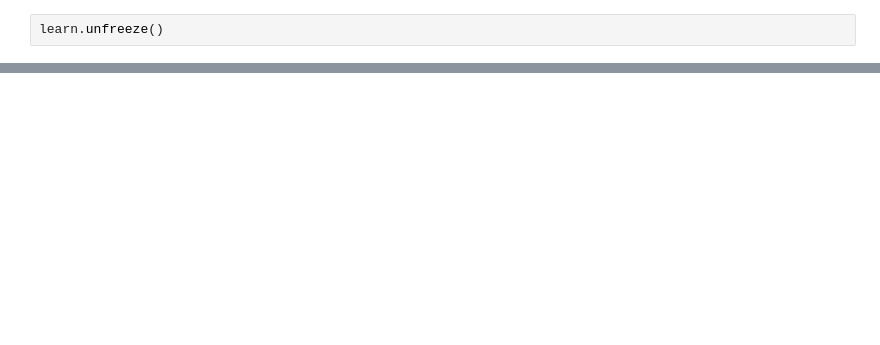
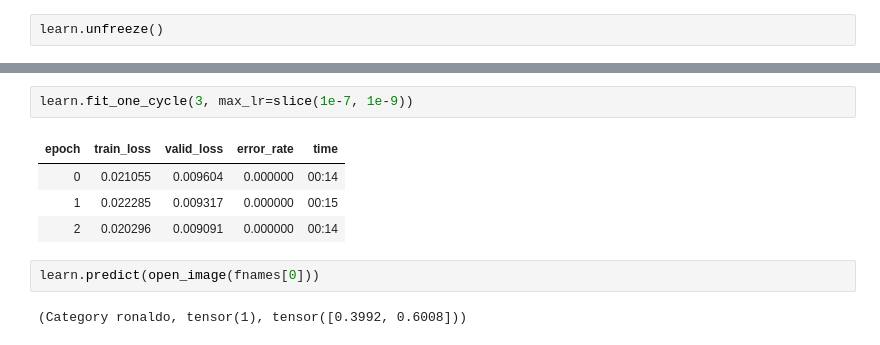
Before and after one commit to nhs000/machine_learning_practice_prj, a Jupyter notebook: ban_giong_cau_thu_nao_classifier.ipynb, the cells around one changed output, grey strips where cells are left out. Cells and saved outputs as stored; diff of their text form; blank space fills up the shorter version.

```diff
--- a/ban_giong_cau_thu_nao_classifier.ipynb
+++ b/ban_giong_cau_thu_nao_classifier.ipynb
@@ -262,0 +364,11 @@ learn.predict(open_image(fnames[0]))
+# %%
+learn.fit_one_cycle(3, max_lr=slice(1e-7, 1e-9))
+# %% [output]
+| epoch | train_loss | valid_loss | error_rate | time |
+| 0 | 0.021055 | 0.009604 | 0.000000 | 00:14 |
+| 1 | 0.022285 | 0.009317 | 0.000000 | 00:15 |
+| 2 | 0.020296 | 0.009091 | 0.000000 | 00:14 |
+# %%
+learn.predict(open_image(fnames[0]))
+# %% [output]
+(Category ronaldo, tensor(1), tensor([0.3992, 0.6008]))
```
Also changed, not shown: parts of 34 cells of this notebook.
